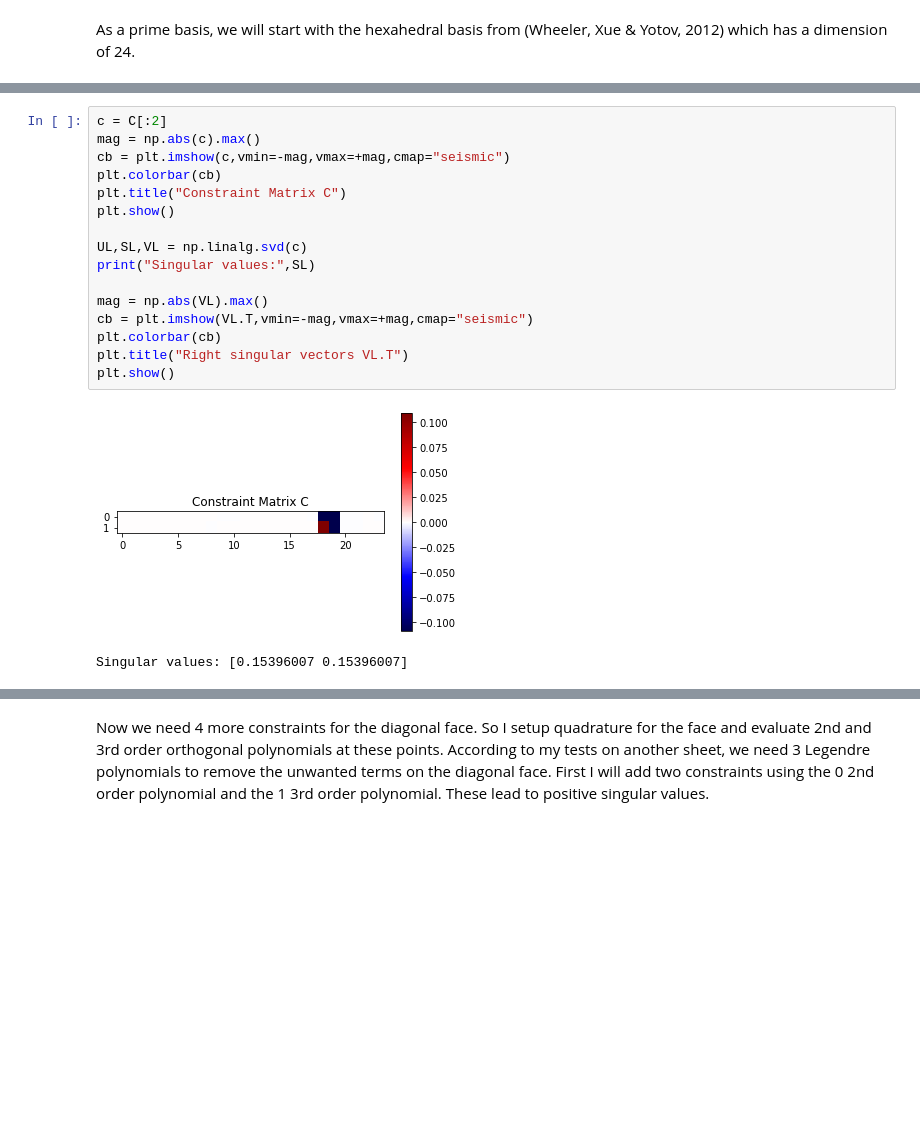
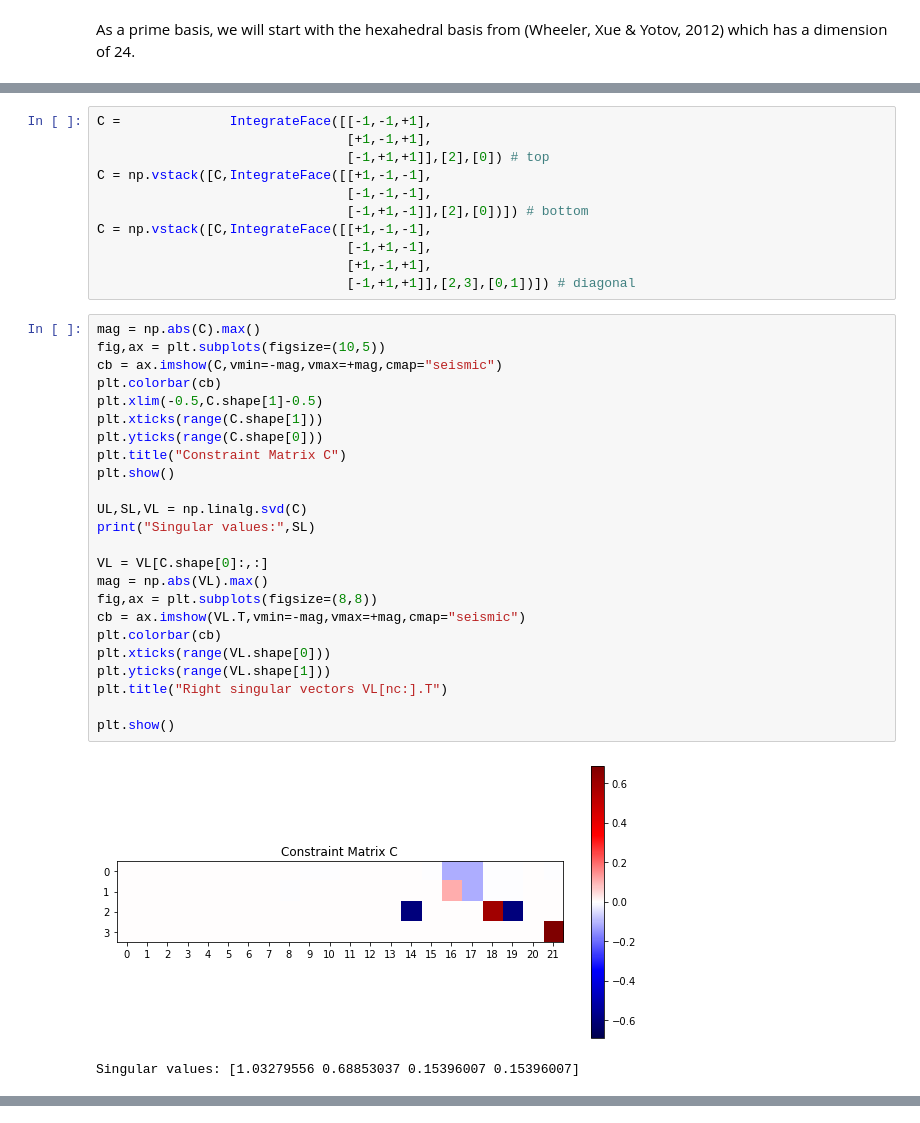
Before and after one commit to TDycores-Project/toy-problems, a Jupyter notebook: HdivSetup/ConstrainedWheelerXueYotov.ipynb, the cells around one changed output, grey strips where cells are left out. Cells and saved outputs as stored; diff of their text form; blank space fills up the shorter version.

```diff
--- a/HdivSetup/ConstrainedWheelerXueYotov.ipynb
+++ b/HdivSetup/ConstrainedWheelerXueYotov.ipynb
@@ -55,19 +106,38 @@ These 2 constraints are non-zero for basis 18 and 19, which are the only functio
+# %%
+C =              IntegrateFace([[-1,-1,+1],
+                                [+1,-1,+1],
+                                [-1,+1,+1]],[2],[0]) # top
+C = np.vstack([C,IntegrateFace([[+1,-1,-1],
+                                [-1,-1,-1],
+                                [-1,+1,-1]],[2],[0])]) # bottom
+C = np.vstack([C,IntegrateFace([[+1,-1,-1],
+                                [-1,+1,-1],
+                                [+1,-1,+1],
+                                [-1,+1,+1]],[2,3],[0,1])]) # diagonal
 # %%
-c = C[:2]
-mag = np.abs(c).max()
-cb = plt.imshow(c,vmin=-mag,vmax=+mag,cmap="seismic")
+mag = np.abs(C).max()
+fig,ax = plt.subplots(figsize=(10,5))
+cb = ax.imshow(C,vmin=-mag,vmax=+mag,cmap="seismic")
 plt.colorbar(cb)
+plt.xlim(-0.5,C.shape[1]-0.5)
+plt.xticks(range(C.shape[1]))
+plt.yticks(range(C.shape[0]))
 plt.title("Constraint Matrix C")
 plt.show()
 
-UL,SL,VL = np.linalg.svd(c)
+UL,SL,VL = np.linalg.svd(C)
 print("Singular values:",SL)
 
+VL = VL[C.shape[0]:,:]
 mag = np.abs(VL).max()
-cb = plt.imshow(VL.T,vmin=-mag,vmax=+mag,cmap="seismic")
+fig,ax = plt.subplots(figsize=(8,8))
+cb = ax.imshow(VL.T,vmin=-mag,vmax=+mag,cmap="seismic")
 plt.colorbar(cb)
-plt.title("Right singular vectors VL.T")
+plt.xticks(range(VL.shape[0]))
+plt.yticks(range(VL.shape[1]))
+plt.title("Right singular vectors VL[nc:].T")
+
 plt.show()
 # %% [output]
-[figure, old version]
+[figure, new version]
-Singular values: [0.15396007 0.15396007]
+Singular values: [1.03279556 0.68853037 0.15396007 0.15396007]
@@ -75,2 +144,0 @@ Singular values: [0.15396007 0.15396007]
-# %% [markdown]
-Now we need 4 more constraints for the diagonal face. So I setup quadrature for the face and evaluate 2nd and 3rd order orthogonal polynomials at these points. According to my tests on another sheet, we need 3 Legendre polynomials to remove the unwanted terms on the diagonal face. First I will add two constraints using the 0 2nd order polynomial and the 1 3rd order polynomial. These lead to positive singular values.
```
Also changed, not shown: parts of 13 cells of this notebook.
